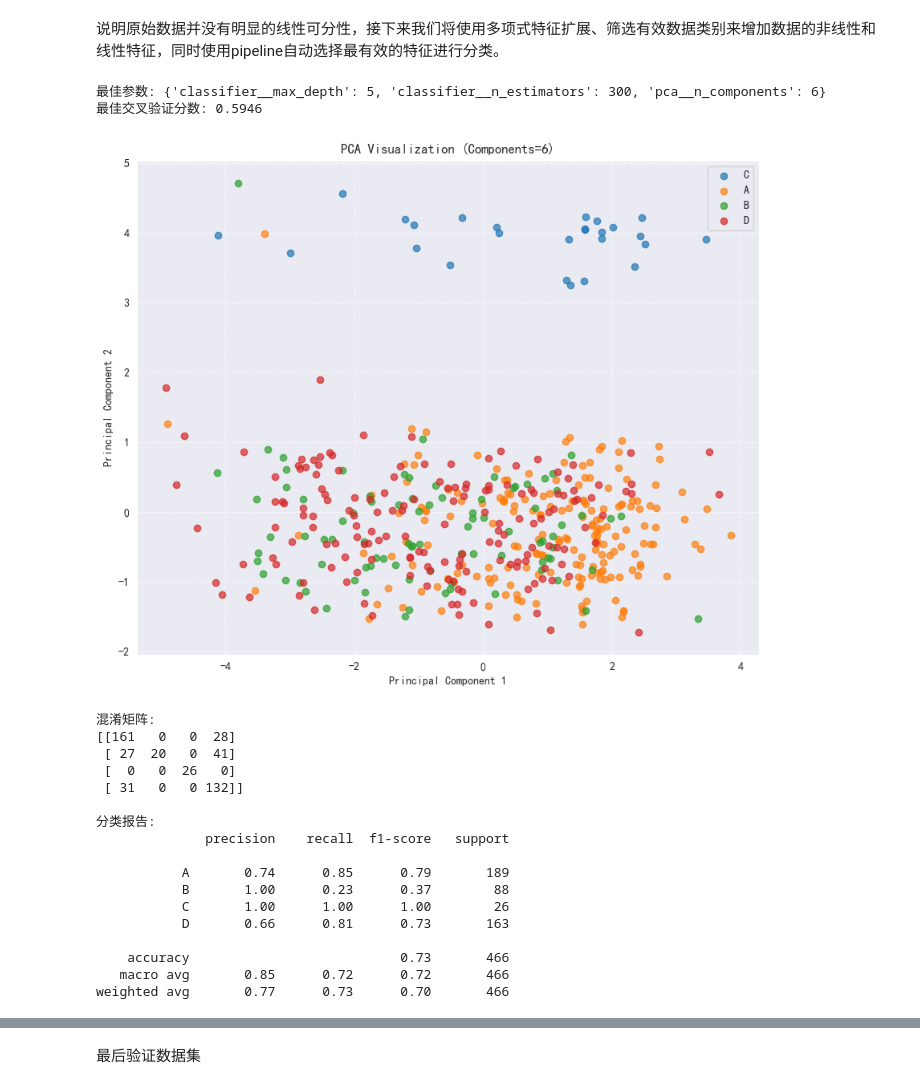
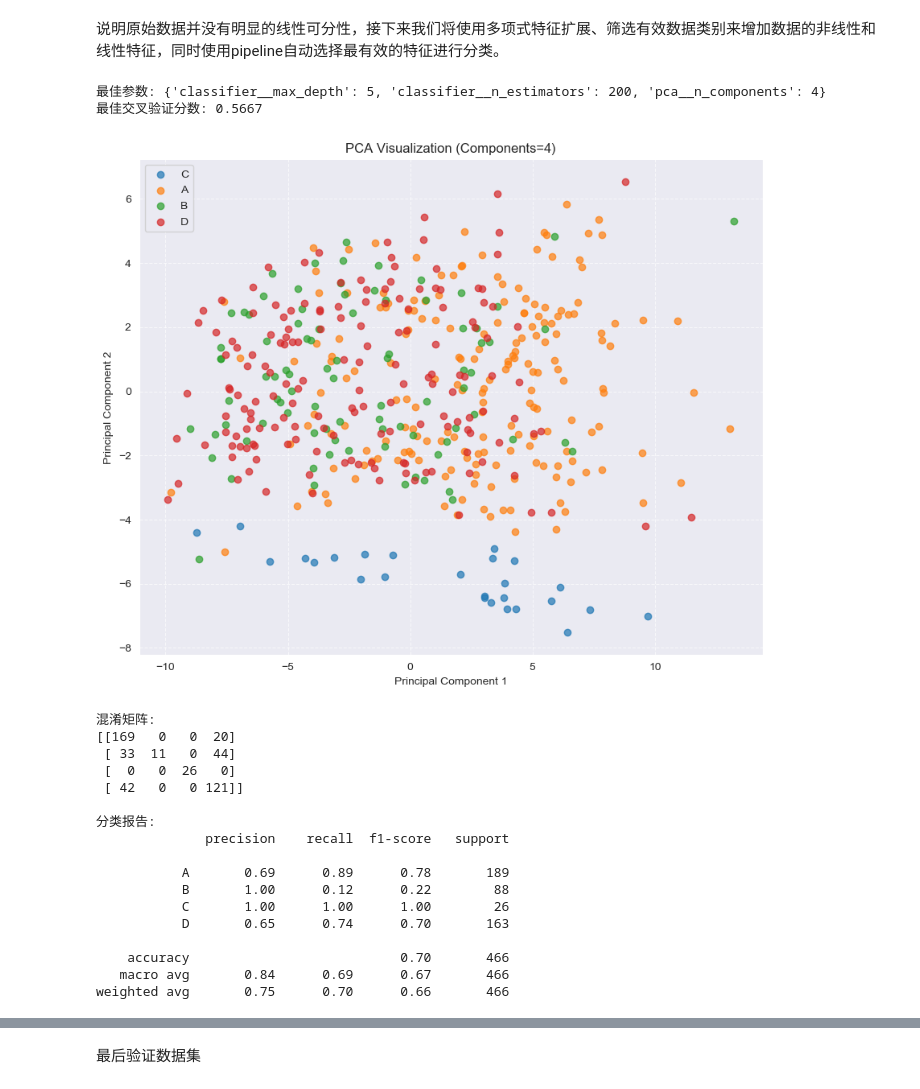
Before and after one commit to WedgeP/INT104CW1, a Jupyter notebook: 基于pca+kmean的分类模型预测.ipynb, the cells around one changed output, grey strips where cells are left out. Drawn from its saved outputs; the diff is of its cells as text; code cells hidden in the pictures.

```diff
--- a/基于pca+kmean的分类模型预测.ipynb
+++ b/基于pca+kmean的分类模型预测.ipynb
@@ -215,9 +215,12 @@ plt.show()
 # %% [markdown]
 说明原始数据并没有明显的线性可分性，接下来我们将使用多项式特征扩展、筛选有效数据类别来增加数据的非线性和线性特征，同时使用pipeline自动选择最有效的特征进行分类。
 # %%
+from sklearn.preprocessing import PolynomialFeatures
 
-# 创建PCA + 分类器的管道
+
+# 创建包含 PolynomialFeatures 的管道
 pipeline = Pipeline([
+    ('poly', PolynomialFeatures(degree=2, include_bias=False)),
     ('scaler', StandardScaler()),
     ('pca', PCA()),
     ('classifier', RandomForestClassifier(random_state=42))
@@ -225,12 +228,12 @@ pipeline = Pipeline([
 
 # 定义参数网格
 param_grid = {
-    'pca__n_components': [1, 2, 3, 4, 5, 6, 7],
+    'pca__n_components': [4],
     'classifier__n_estimators': [100, 200, 300],
     'classifier__max_depth': [None, 5, 10, 15]
 }
 
-# 使用网格搜索查找最佳参数
+# 执行网格搜索
 grid_search = GridSearchCV(pipeline, param_grid, cv=5, scoring='accuracy')
 grid_search.fit(X, y)
 
@@ -238,14 +241,12 @@ grid_search.fit(X, y)
 print(f"最佳参数: {grid_search.best_params_}")
 print(f"最佳交叉验证分数: {grid_search.best_score_:.4f}")
 
-# 使用最佳参数进行PCA
+# 获取最佳模型
+best_pipeline = grid_search.best_estimator_
 best_components = grid_search.best_params_['pca__n_components']
-best_pipeline = grid_search.best_estimator_
 
-# 获取PCA结果用于可视化
-pca = best_pipeline.named_steps['pca']
-X_scaled = best_pipeline.named_steps['scaler'].transform(X)
-X_pca = pca.transform(X_scaled)
+# 使用整个预处理流程进行 transform（推荐写法）
+X_pca = best_pipeline[:-1].transform(X)  # 仅执行 poly → scaler → pca
 
 # 可视化PCA结果
 plt.figure(figsize=(10, 8))
@@ -253,50 +254,51 @@ for programme in y.unique():
     indices = y == programme
     plt.scatter(X_pca[indices, 0], X_pca[indices, 1], label=programme, alpha=0.7)
 
 plt.title(f'PCA Visualization (Components={best_components})')
 plt.xlabel('Principal Component 1')
 plt.ylabel('Principal Component 2')
 plt.legend()
 plt.grid(True, linestyle='--', alpha=0.7)
 plt.show()
 
 # 查看混淆矩阵
 y_pred = best_pipeline.predict(X)
 print("\n混淆矩阵:")
 print(confusion_matrix(y, y_pred))
 print("\n分类报告:")
 print(classification_report(y, y_pred))
 
 # 可视化各主成分的解释方差
+pca = best_pipeline.named_steps['pca']
 plt.figure(figsize=(10, 6))
 plt.bar(range(1, len(pca.explained_variance_ratio_) + 1),
         pca.explained_variance_ratio_, alpha=0.7)
 plt.step(range(1, len(pca.explained_variance_ratio_) + 1),
          np.cumsum(pca.explained_variance_ratio_), where='mid', color='red')
 plt.axhline(y=0.95, color='k', linestyle='--', alpha=0.5)
 plt.xlabel('主成分数量')
 plt.ylabel('解释方差比例')
 plt.title('PCA解释方差')
 plt.tight_layout()
 plt.show()
 # %% [output]
-最佳参数: {'classifier__max_depth': 5, 'classifier__n_estimators': 300, 'pca__n_components': 6}
-最佳交叉验证分数: 0.5946
+最佳参数: {'classifier__max_depth': 5, 'classifier__n_estimators': 200, 'pca__n_components': 4}
+最佳交叉验证分数: 0.5667
-[figure, old version]
+[figure, new version]
 混淆矩阵:
-[[161   0   0  28]
- [ 27  20   0  41]
+[[169   0   0  20]
+ [ 33  11   0  44]
  [  0   0  26   0]
- [ 31   0   0 132]]
+ [ 42   0   0 121]]
 
 分类报告:
               precision    recall  f1-score   support
 
-           A       0.74      0.85      0.79       189
-           B       1.00      0.23      0.37        88
+           A       0.69      0.89      0.78       189
+           B       1.00      0.12      0.22        88
            C       1.00      1.00      1.00        26
-           D       0.66      0.81      0.73       163
+           D       0.65      0.74      0.70       163
 
-    accuracy                           0.73       466
-   macro avg       0.85      0.72      0.72       466
-weighted avg       0.77      0.73      0.70       466
+    accuracy                           0.70       466
+   macro avg       0.84      0.69      0.67       466
+weighted avg       0.75      0.70      0.66       466
```
Also changed, not shown: parts of 4 cells of this notebook, 12 other files.
